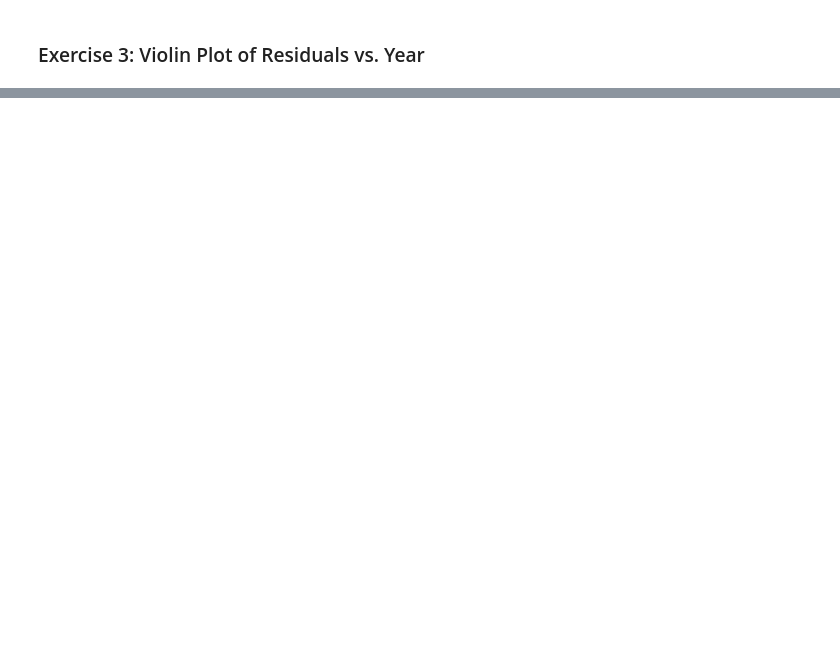
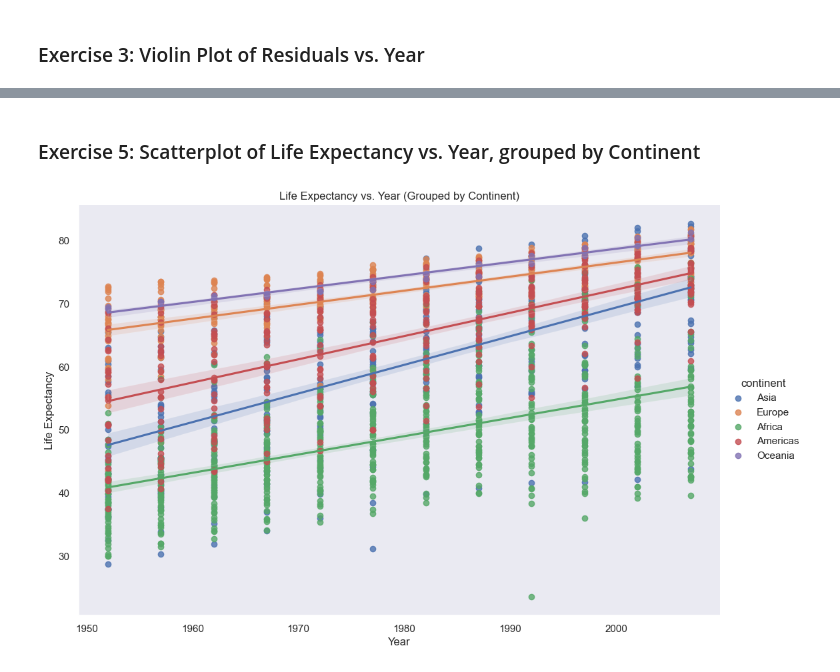
Before and after one commit to jwagner31/projectmattei3, a Jupyter notebook: notebook.ipynb, the cells around one changed output, grey strips where cells are left out. Drawn from its saved outputs; the diff is of its cells as text; code cells hidden in the pictures; blank space fills up the shorter version.

```diff
--- a/notebook.ipynb
+++ b/notebook.ipynb
@@ -129,0 +157,11 @@ plt.show()
+# %% [markdown]
+### Exercise 5: Scatterplot of Life Expectancy vs. Year, grouped by Continent
+# %%
+sns.lmplot(x='year', y='lifeExp', hue='continent', data=data, height=7, aspect=1.5)
+
+plt.title('Life Expectancy vs. Year (Grouped by Continent)')
+plt.xlabel('Year')
+plt.ylabel('Life Expectancy')
+plt.show()
+# %% [output]
+[figure, added]
```
Also changed, not shown: parts of 17 cells of this notebook.
